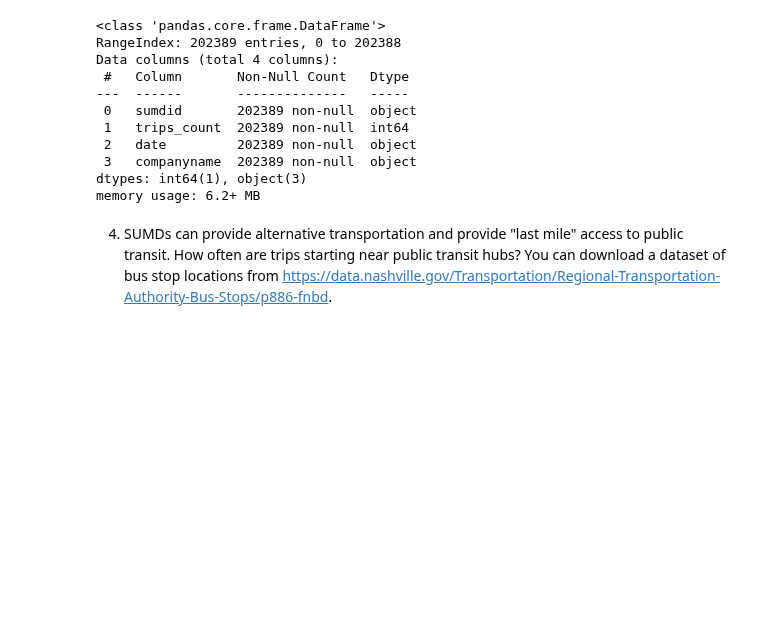
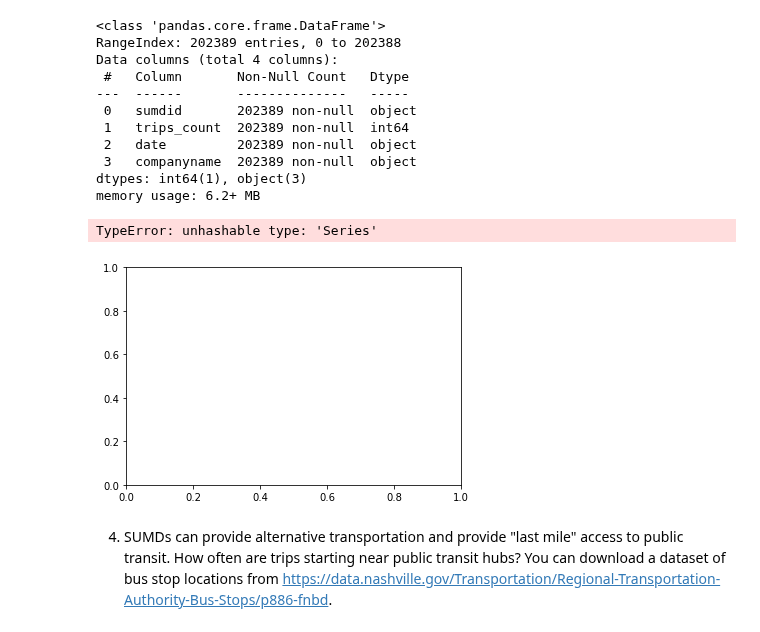
Before and after one commit to NSS-Data-Analytics-Cohort-10/scooters-group-2, a Jupyter notebook: notebooks/scooters.ipynb, the cells around one changed output. Saved outputs shown, nothing was run; the diff lists cells and outputs as text; code cells hidden in the pictures; blank space fills up the shorter version.

```diff
--- a/notebooks/scooters.ipynb
+++ b/notebooks/scooters.ipynb
@@ -469,6 +467,14 @@ Data columns (total 4 columns):
  3   companyname  202389 non-null  object
 dtypes: int64(1), object(3)
 memory usage: 6.2+ MB
+# %%
+grouped_company_use = use_per_day.groupby(['companyname'])
+#grouped_company_date_bird = scooter_company_date.groupby('date').max('count_scooters')
+# %%
+plt.hist(data=grouped_company_use, x='date', y='trips_count', hue='companyname')
+# %% [output]
+TypeError: unhashable type: 'Series'
+[figure, added]
 # %% [markdown]
 4. SUMDs can provide alternative transportation and provide "last mile" access to public transit. How often are trips starting near public transit hubs? You can download a dataset of bus stop locations from https://data.nashville.gov/Transportation/Regional-Transportation-Authority-Bus-Stops/p886-fnbd.
 # %%
```
Also changed, not shown: parts of 8 cells of this notebook.
